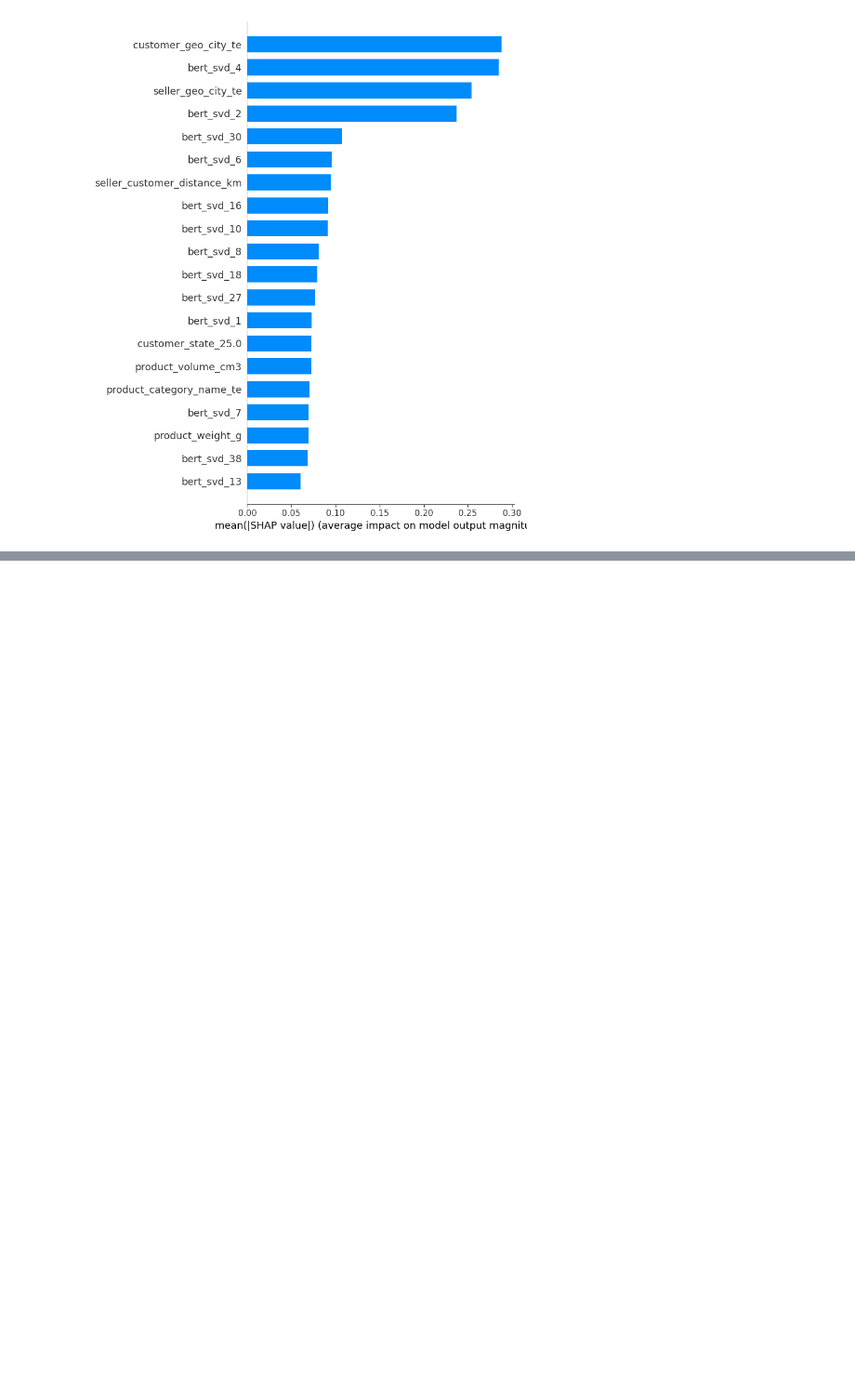
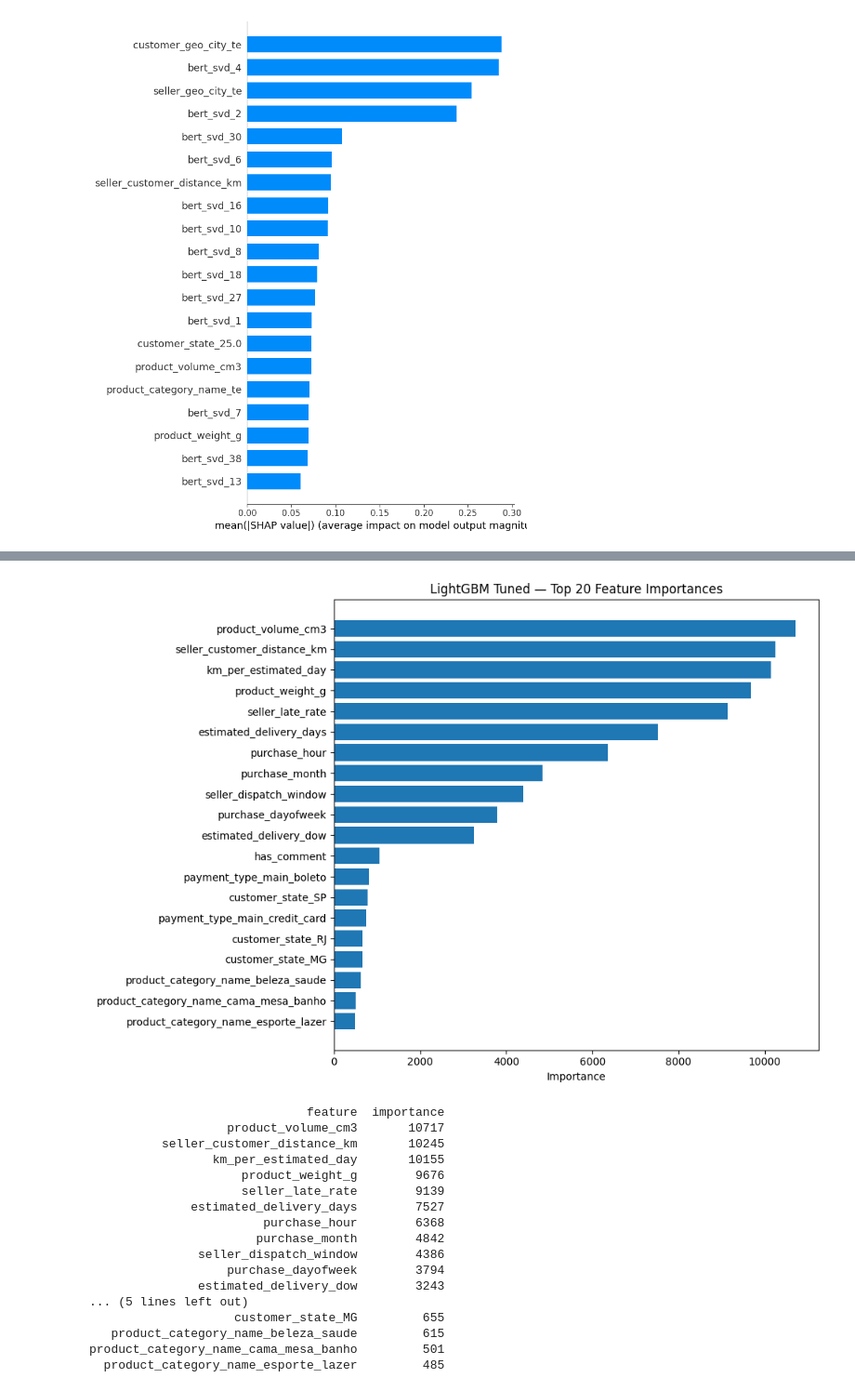
Before and after one commit to Gabverz/Logistics_optimizer, a Jupyter notebook: modeling_logistics.ipynb, the cells around one changed output, grey strips where cells are left out. Shown at 93% size. Drawn from its saved outputs; the diff is of its cells as text; code cells hidden in the pictures; blank space fills up the shorter version.

```diff
--- a/modeling_logistics.ipynb
+++ b/modeling_logistics.ipynb
@@ -779,0 +1015,18 @@ df_raw index matches df: True
+# %%
+# ── CatBoost model ──────────────────────────────────────────────────────────
+catboost = CatBoostClassifier(
+    iterations=300,
+    learning_rate=0.05,
+    depth=6,
+    auto_class_weights="Balanced",
+    random_seed=42,
+    verbose=0,
+)
+
+catboost.fit(X_train_final, y_train)
+
+y_pred_cb       = catboost.predict(X_test_final)
+y_pred_proba_cb = catboost.predict_proba(X_test_final)[:, 1]
+
+print(classification_report(y_test, y_pred_cb))
+print(f"ROC-AUC: {roc_auc_score(y_test, y_pred_proba_cb):.4f}")
@@ -779,0 +1131,37 @@ df_raw index matches df: True
+# %%
+# ── Feature importance ─────────────────────────────────────────────────────────
+feature_names      = X_train_final.columns.tolist()
+importances        = lgbm_tuned.feature_importances_
+importance_df      = pd.DataFrame({"feature": feature_names, "importance": importances})
+importance_df      = importance_df.sort_values("importance", ascending=False).reset_index(drop=True)
+
+# ── Top 20 features ────────────────────────────────────────────────────────────
+top20 = importance_df.head(20)
+
+plt.figure(figsize=(10, 7))
+plt.barh(top20["feature"][::-1], top20["importance"][::-1])
+plt.xlabel("Importance")
+plt.title("LightGBM Tuned — Top 20 Feature Importances")
+plt.tight_layout()
+plt.show()
+
+print(importance_df.head(20).to_string(index=False))
+# %% [output]
+[figure, added]
+                              feature  importance
+                   product_volume_cm3       10717
+          seller_customer_distance_km       10245
+                 km_per_estimated_day       10155
+                     product_weight_g        9676
+                     seller_late_rate        9139
+              estimated_delivery_days        7527
+                        purchase_hour        6368
+                       purchase_month        4842
+               seller_dispatch_window        4386
+                   purchase_dayofweek        3794
+               estimated_delivery_dow        3243
+... (5 lines left out)
+                    customer_state_MG         655
+   product_category_name_beleza_saude         615
+product_category_name_cama_mesa_banho         501
+  product_category_name_esporte_lazer         485
```
Also changed, not shown: parts of 26 cells of this notebook.
